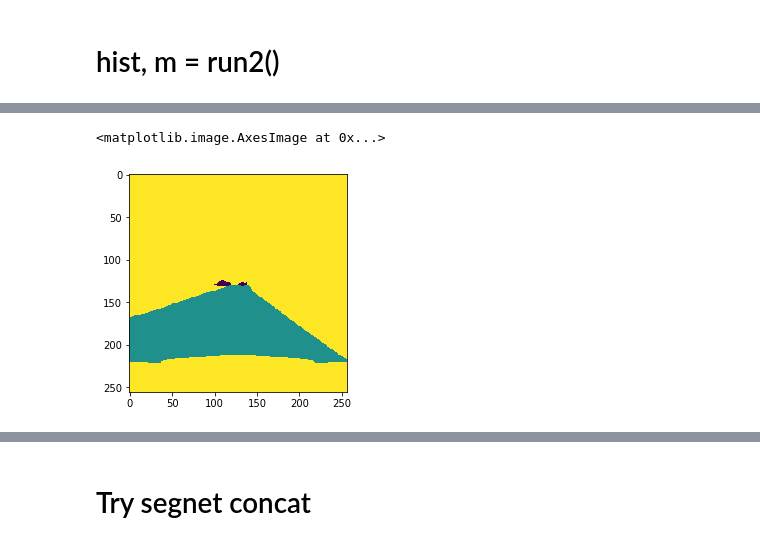
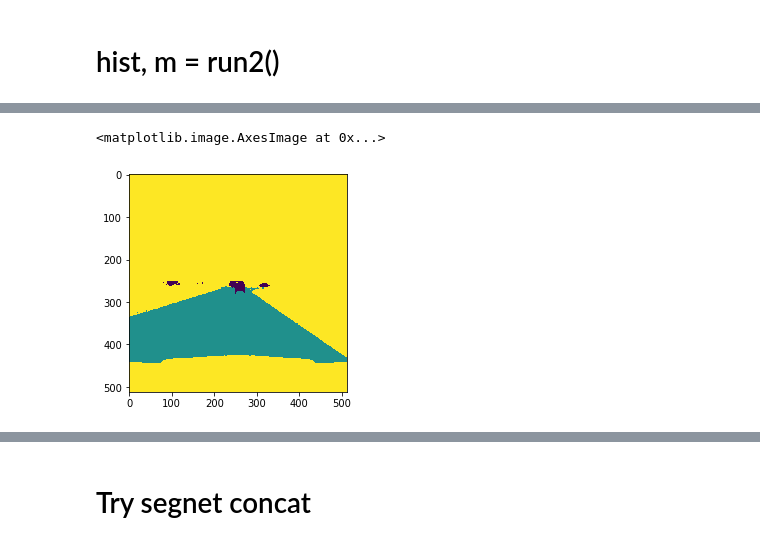
Before and after one commit to chiyuan-goh/lyft-perception-challenge, a Jupyter notebook: scratch.ipynb, the cells around one changed output, grey strips where cells are left out. Saved outputs shown, nothing was run; the diff lists cells and outputs as text; code cells hidden in the pictures.

```diff
--- a/scratch.ipynb
+++ b/scratch.ipynb
@@ -7,13 +7,15 @@ import os
 Using TensorFlow backend.
 # %%
 nclass = 3
-img_shape = (256, 256, 3)
+#img_shape = (256, 256, 3)
+img_shape = (512, 512, 3)
 
 #m =  vgg_segnet(nclass, img_shape)
 # %%
 def generate_samples2(xpaths, ypaths, batch_size, train=False):
     batch_size = batch_size
-    size = (256,256)
+    #size = (256,256)
+    size = (512, 512)
 
     #cars, road, none
 
@@ -37,10 +39,6 @@ def generate_samples2(xpaths, ypaths, batch_size, train=False):
 
                 ximg[hood_pixels_gl[0],hood_pixels_gl[1], :] = 0.
 
-                ximg = cv2.cvtColor(ximg, cv2.COLOR_BGR2YUV)
-                ximg[:,:,0] = cv2.equalizeHist(ximg[:,:,0])
-                ximg = cv2.cvtColor(ximg, cv2.COLOR_YUV2BGR)
-
                 ximg = cv2.resize(ximg, size, cv2.INTER_NEAREST)
                 #yimg = cv2.resize(yimg, size, cv2.INTER_NEAREST)
 
@@ -54,6 +52,11 @@ def generate_samples2(xpaths, ypaths, batch_size, train=False):
 
                 #reflect 1
                 ridx = np.random.choice(range(batch_size))
+
+                if ridx == 0:
+                    ximg = cv2.cvtColor(ximg, cv2.COLOR_BGR2YUV)
+                    ximg[:,:,0] = cv2.equalizeHist(ximg[:,:,0])
+                    ximg = cv2.cvtColor(ximg, cv2.COLOR_YUV2BGR)
 
                 reflect_img = cv2.flip(ximg, 1)
                 reflect_label = cv2.flip(hot_label, 1)
@@ -77,7 +80,7 @@ def generate_samples2(xpaths, ypaths, batch_size, train=False):
 def run2():
     #metrics = Metrics2()
 
-    batch_size=2
+    batch_size=1
     #img_size =
 
     xdata =  os.listdir(img_url)
@@ -90,7 +93,6 @@ def run2():
 
     #imgsize = (600, 800, 3)
     model = vgg_segnet_concat(nclass, img_shape)
-    #model = load_model("m_vggsegnet_concat3")
     runobj = model.fit_generator(train_gen,
                                 samples_per_epoch= len(xtrain)//batch_size * batch_size * 2,
                                 nb_epoch=9,
@@ -99,7 +101,7 @@ def run2():
                                 nb_worker=1,
                                 verbose=1)
 
-    model.save("m_vggsegnet_concat4")
+    model.save("m_vggsegnet_concat_decov")
 
     return runobj, model
 # %%
@@ -137,17 +139,18 @@ plt.imshow(cv2.cvtColor(img, cv2.COLOR_BGR2RGB))
 # %%
-test_x = np.zeros((1, 256, 256, 3)).astype('float')
+#test_x = np.zeros((1, 256, 256, 3)).astype('float')
+test_x = np.zeros((1, 512, 512, 3)).astype('float')
 img[hood_pixels_gl[0], hood_pixels_gl[1],:] = 0
-img = cv2.resize(img, (256, 256))
+img = cv2.resize(img, (512, 512))
 test_x[0, :, : ,: ] = img
 test_x = test_x/255.# - 0.5
 #model = load_model("m2")
 test_sample = m.predict(test_x)
-final = test_sample.argmax(axis=2).reshape((256, 256)).astype('float')
+final = test_sample.argmax(axis=2).reshape((512, 512)).astype('float')
 #plt.imshow(cv2.resize(final, (800,600), cv2.INTER_NEAREST))
 plt.imshow(final)
 # %% [output]
 <matplotlib.image.AxesImage at 0x...>
-[figure, old version]
+[figure, new version]
 # %%
 plt.imshow(label[:,:,2])
 # %% [output]
```
Also changed, not shown: parts of 3 cells of this notebook, 1 other file.
